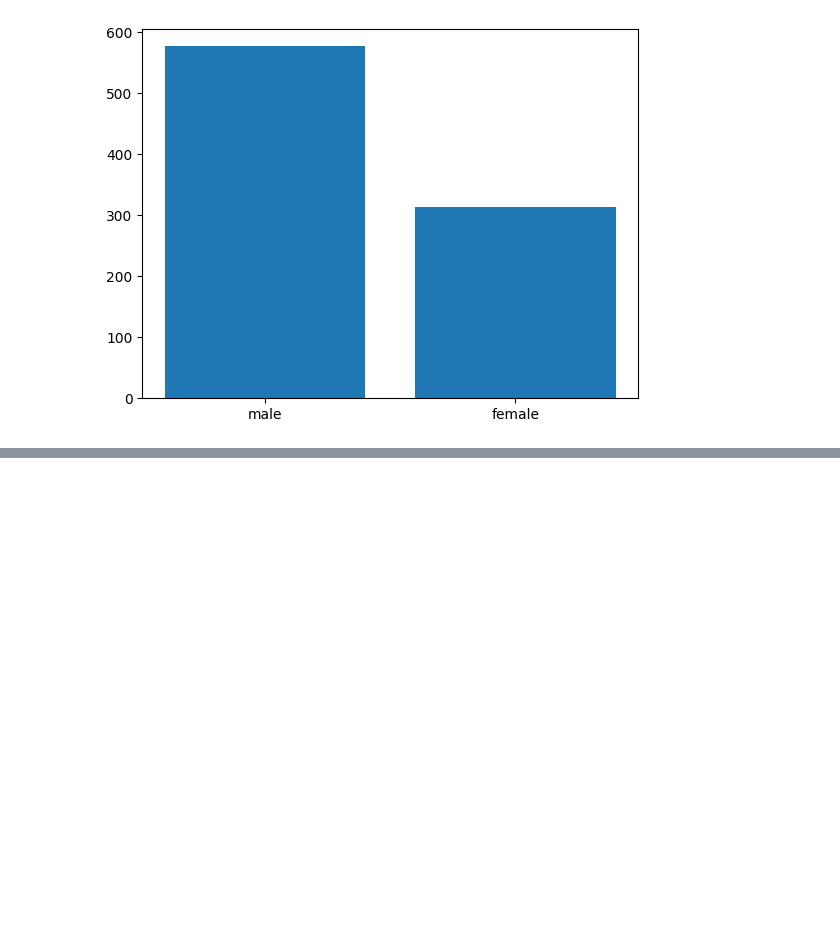
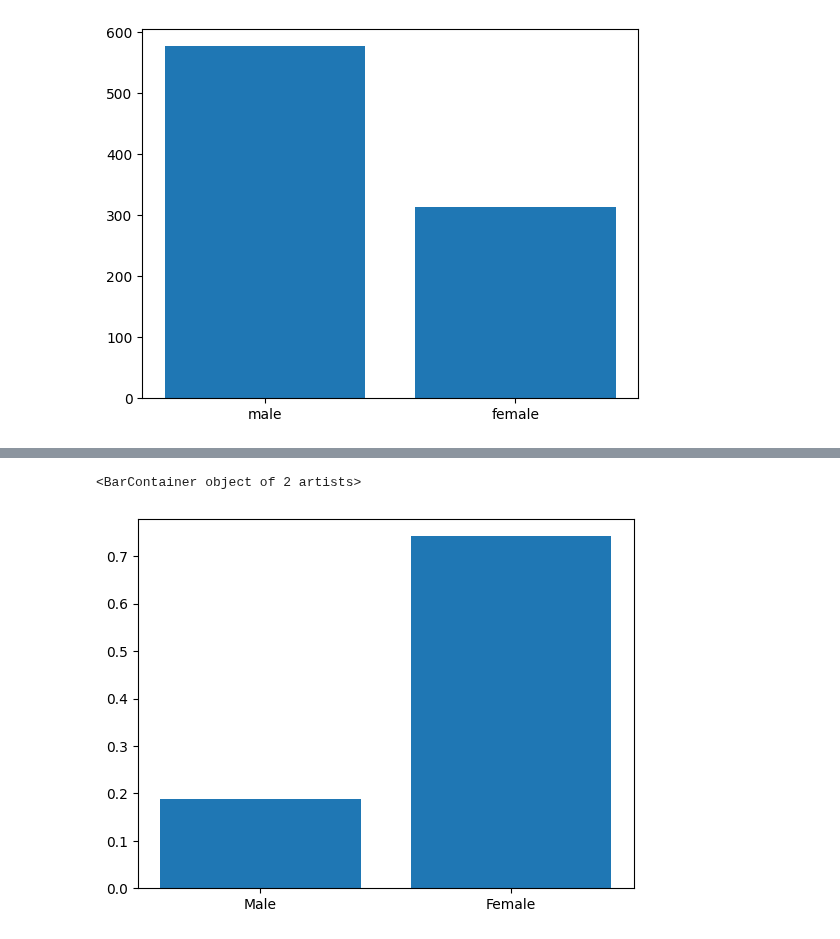
Before and after one commit to adarsha-7/machine-learning, a Jupyter notebook: chapter_3/chapter_exercise/3/main.ipynb, the cells around one changed output, grey strips where cells are left out. Drawn from its saved outputs; the diff is of its cells as text; code cells hidden in the pictures; blank space fills up the shorter version.

```diff
--- a/chapter_3/chapter_exercise/3/main.ipynb
+++ b/chapter_3/chapter_exercise/3/main.ipynb
@@ -146,0 +149,8 @@ Name: count, dtype: int64
+# %%
+percent_survive_male = survive[survive.Sex == 'male'].shape[0] / train[train.Sex == 'male'].shape[0]
+percent_survive_female = survive[survive.Sex == 'female'].shape[0] / train[train.Sex == 'female'].shape[0]
+# %%
+plt.bar(["Male", "Female"], [percent_survive_male, percent_survive_female])
+# %% [output]
+<BarContainer object of 2 artists>
+[figure, added]
```
Also changed, not shown: parts of 3 cells of this notebook.
